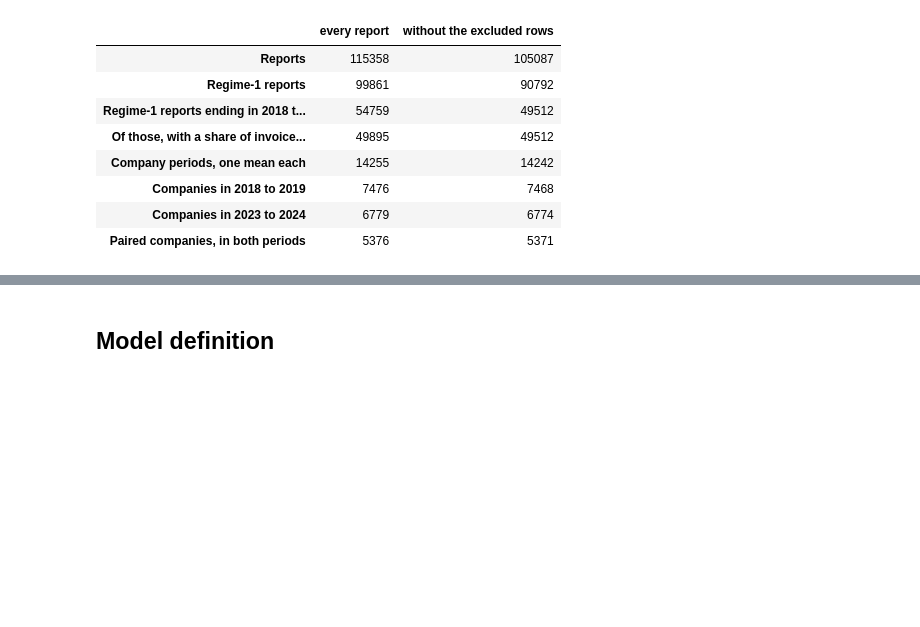
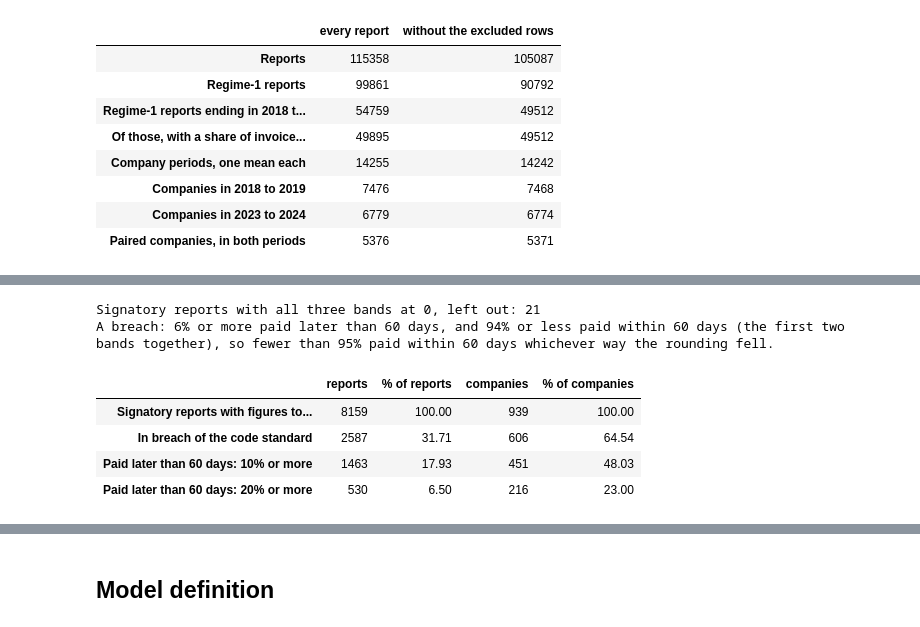
Before and after one commit to PaddyGilliland1/statistical-analysis-project, a Jupyter notebook: analysis.ipynb, the cells around one changed output, grey strips where cells are left out. Cells and saved outputs as stored; diff of their text form; code cells hidden in the pictures; blank space fills up the shorter version.

```diff
--- a/analysis.ipynb
+++ b/analysis.ipynb
@@ -886,0 +1168,41 @@ Paired companies: 5,371 (the analysis needs at least 200)
+# %%
+bands = [col["within_30"], col["31_to_60"], col["over_60"]]
+# A report with all three bands at 0 made no payments, so as ruled it stays
+# out of this check, which reads the bands.
+testable = flagged[bands].notna().all(axis=1) & ~has_reason(
+    flagged, ["All three time bands are 0"]
+)
+below = below_code_standard(flagged, col)
+tested = signatory & testable
+breach = tested & below
+paid_after_60 = flagged[col["over_60"]]
+code_counts = count_reports(
+    flagged,
+    col,
+    {
+        "Signatory reports with figures to test": tested,
+        "In breach of the code standard": breach,
+        "Paid later than 60 days: 10% or more": tested & (paid_after_60 >= 10),
+        "Paid later than 60 days: 20% or more": tested & (paid_after_60 >= 20),
+    },
+    tested,
+)
+zero_bands = signatory & has_reason(flagged, ["All three time bands are 0"])
+print(
+    "Signatory reports with all three bands at 0, left out: "
+    f"{zero_bands.sum()}"
+)
+print(
+    "A breach: 6% or more paid later than 60 days, and 94% or less paid "
+    "within 60 days (the first two bands together), so fewer than 95% "
+    "paid within 60 days whichever way the rounding fell."
+)
+code_counts
+# %% [output]
+Signatory reports with all three bands at 0, left out: 21
+A breach: 6% or more paid later than 60 days, and 94% or less paid within 60 days (the first two bands together), so fewer than 95% paid within 60 days whichever way the rounding fell.
+|  | reports | % of reports | companies | % of companies |
+| Signatory reports with figures to... | 8159 | 100.00 | 939 | 100.00 |
+| In breach of the code standard | 2587 | 31.71 | 606 | 64.54 |
+| Paid later than 60 days: 10% or more | 1463 | 17.93 | 451 | 48.03 |
+| Paid later than 60 days: 20% or more | 530 | 6.50 | 216 | 23.00 |
```
Also changed, not shown: parts of 26 cells of this notebook.
